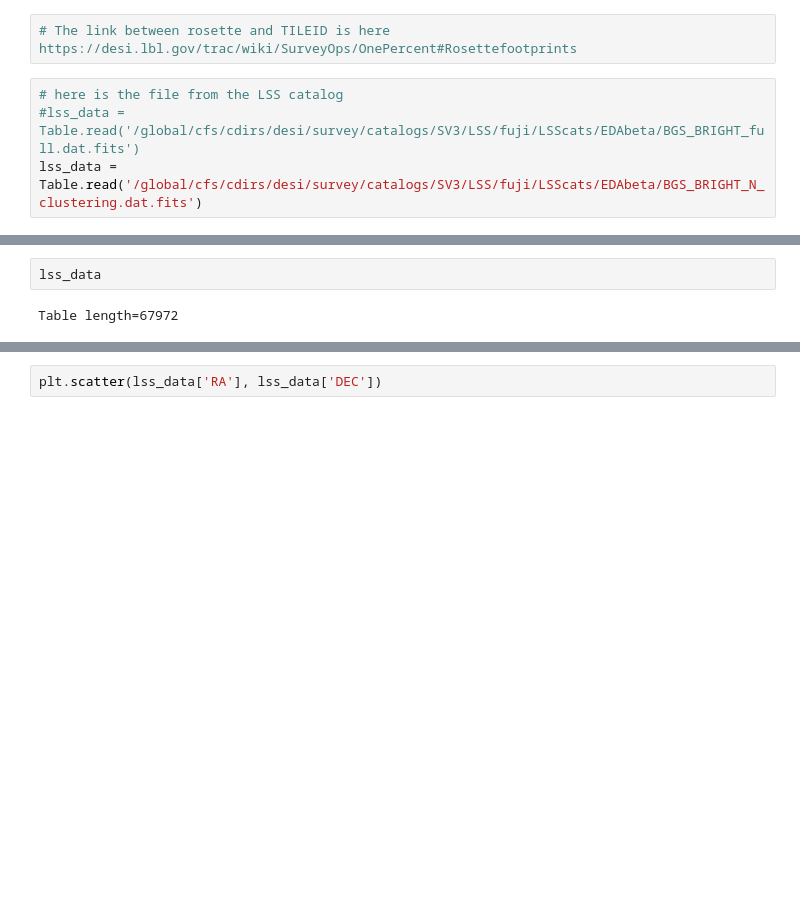
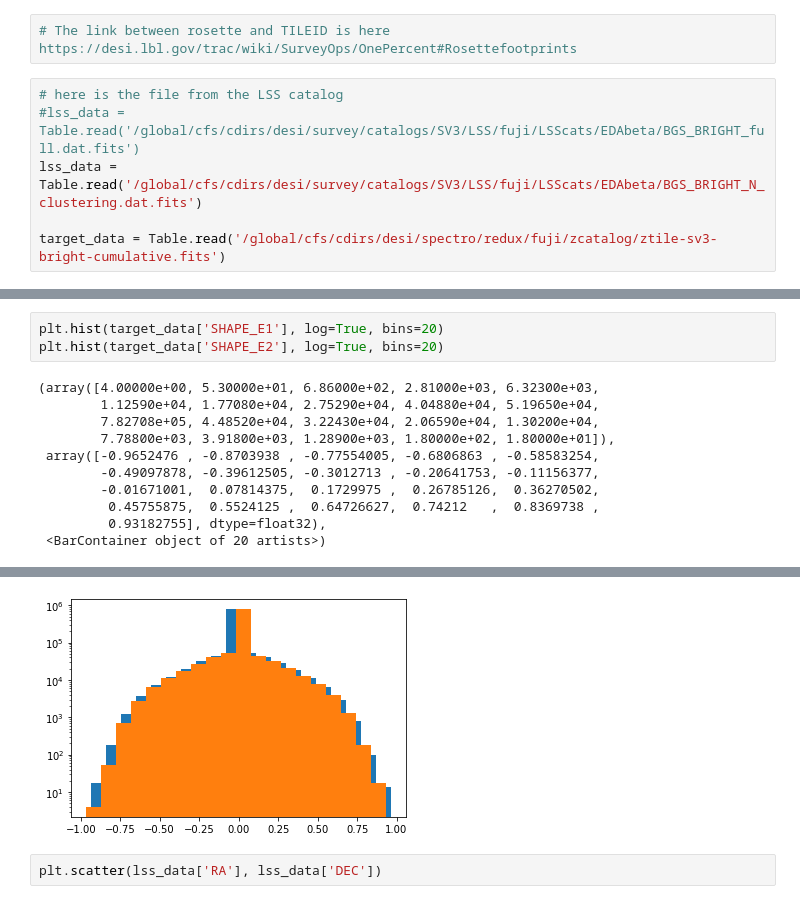
Before and after one commit to forero/CosmicWeb-VAC-DESI-EDR, a Jupyter notebook: nb/01_main_data_from_edr.ipynb, the cells around one changed output, grey strips where cells are left out. Drawn from its saved outputs; the diff is of its cells as text; blank space fills up the shorter version.

```diff
--- a/nb/01_main_data_from_edr.ipynb
+++ b/nb/01_main_data_from_edr.ipynb
@@ -47,3 +18,5 @@ len(set(bgs_bright_zcat['TILEID']))
 # here is the file from the LSS catalog
 #lss_data = Table.read('/global/cfs/cdirs/desi/survey/catalogs/SV3/LSS/fuji/LSScats/EDAbeta/BGS_BRIGHT_full.dat.fits')
 lss_data = Table.read('/global/cfs/cdirs/desi/survey/catalogs/SV3/LSS/fuji/LSScats/EDAbeta/BGS_BRIGHT_N_clustering.dat.fits')
+
+target_data = Table.read('/global/cfs/cdirs/desi/spectro/redux/fuji/zcatalog/ztile-sv3-bright-cumulative.fits')
@@ -50,4 +25,14 @@ lss_data = Table.read('/global/cfs/cdirs/desi/survey/catalogs/SV3/LSS/fuji/LSSca
 # %%
-lss_data
+plt.hist(target_data['SHAPE_E1'], log=True, bins=20)
+plt.hist(target_data['SHAPE_E2'], log=True, bins=20)
 # %% [output]
-Table length=67972
+(array([4.00000e+00, 5.30000e+01, 6.86000e+02, 2.81000e+03, 6.32300e+03,
+        1.12590e+04, 1.77080e+04, 2.75290e+04, 4.04880e+04, 5.19650e+04,
+        7.82708e+05, 4.48520e+04, 3.22430e+04, 2.06590e+04, 1.30200e+04,
+        7.78800e+03, 3.91800e+03, 1.28900e+03, 1.80000e+02, 1.80000e+01]),
+ array([-0.9652476 , -0.8703938 , -0.77554005, -0.6806863 , -0.58583254,
+        -0.49097878, -0.39612505, -0.3012713 , -0.20641753, -0.11156377,
+        -0.01671001,  0.07814375,  0.1729975 ,  0.26785126,  0.36270502,
+         0.45755875,  0.5524125 ,  0.64726627,  0.74212   ,  0.8369738 ,
+         0.93182755], dtype=float32),
+ <BarContainer object of 20 artists>)
@@ -72,3 +39,4 @@ Table length=67972
+[figure, added]
 # %%
 plt.scatter(lss_data['RA'], lss_data['DEC'])
 # %% [output]
```
Also changed, not shown: parts of 12 cells of this notebook.
